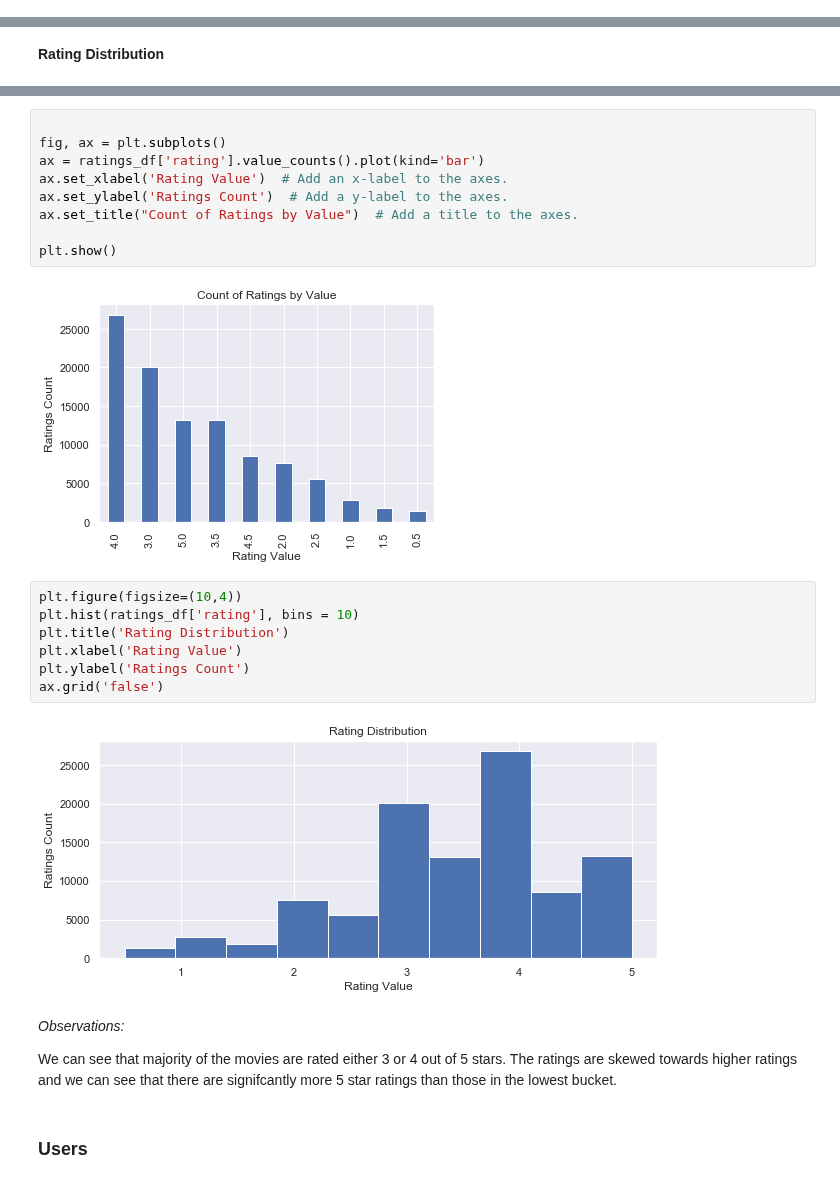
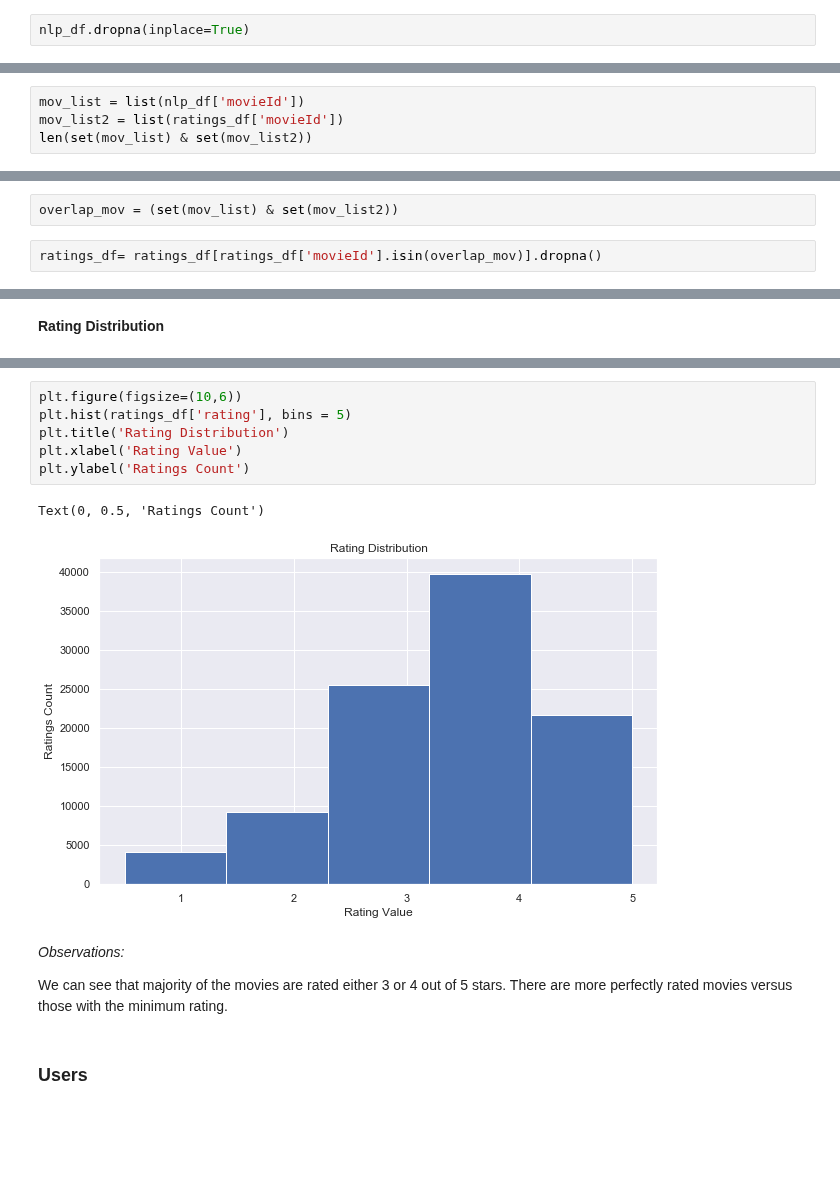
Before and after one commit to CaryMosley/Mod4ProjectRecommendation, a Jupyter notebook: RecSystem.ipynb, the cells around one changed output, grey strips where cells are left out. Drawn from its saved outputs; the diff is of its cells as text; blank space fills up the shorter version.

```diff
--- a/RecSystem.ipynb
+++ b/RecSystem.ipynb
@@ -235,0 +243,2 @@ nlp_df
+# %%
+nlp_df.dropna(inplace=True)
@@ -235,0 +259,4 @@ nlp_df
+# %%
+mov_list = list(nlp_df['movieId'])
+mov_list2 = list(ratings_df['movieId'])
+len(set(mov_list) & set(mov_list2))
@@ -235,0 +265,4 @@ nlp_df
+# %%
+overlap_mov = (set(mov_list) & set(mov_list2))
+# %%
+ratings_df= ratings_df[ratings_df['movieId'].isin(overlap_mov)].dropna()
@@ -284,27 +335,16 @@ Name: rating, dtype: int64
-# %%
-
-fig, ax = plt.subplots()
-ax = ratings_df['rating'].value_counts().plot(kind='bar')
-ax.set_xlabel('Rating Value')  # Add an x-label to the axes.
-ax.set_ylabel('Ratings Count')  # Add a y-label to the axes.
-ax.set_title("Count of Ratings by Value")  # Add a title to the axes.
-
-plt.show()
-# %% [output]
-[figure, removed]
 # %%
-plt.figure(figsize=(10,4))
-plt.hist(ratings_df['rating'], bins = 10)
+plt.figure(figsize=(10,6))
+plt.hist(ratings_df['rating'], bins = 5)
 plt.title('Rating Distribution')
 plt.xlabel('Rating Value')
 plt.ylabel('Ratings Count')
-ax.grid('false')
 # %% [output]
+Text(0, 0.5, 'Ratings Count')
-[figure, old version]
+[figure, new version]
 # %% [markdown]
 *Observations:*
 
-We can see that majority of the movies are rated either 3 or 4 out of 5 stars. The ratings are skewed towards higher ratings and we can see that there are signifcantly more 5 star ratings than those in the lowest bucket.
+We can see that majority of the movies are rated either 3 or 4 out of 5 stars. There are more perfectly rated movies versus those with the minimum rating.
 # %% [markdown]
 ### Users
 # %% [markdown]
```
Also changed, not shown: parts of 152 cells of this notebook.
